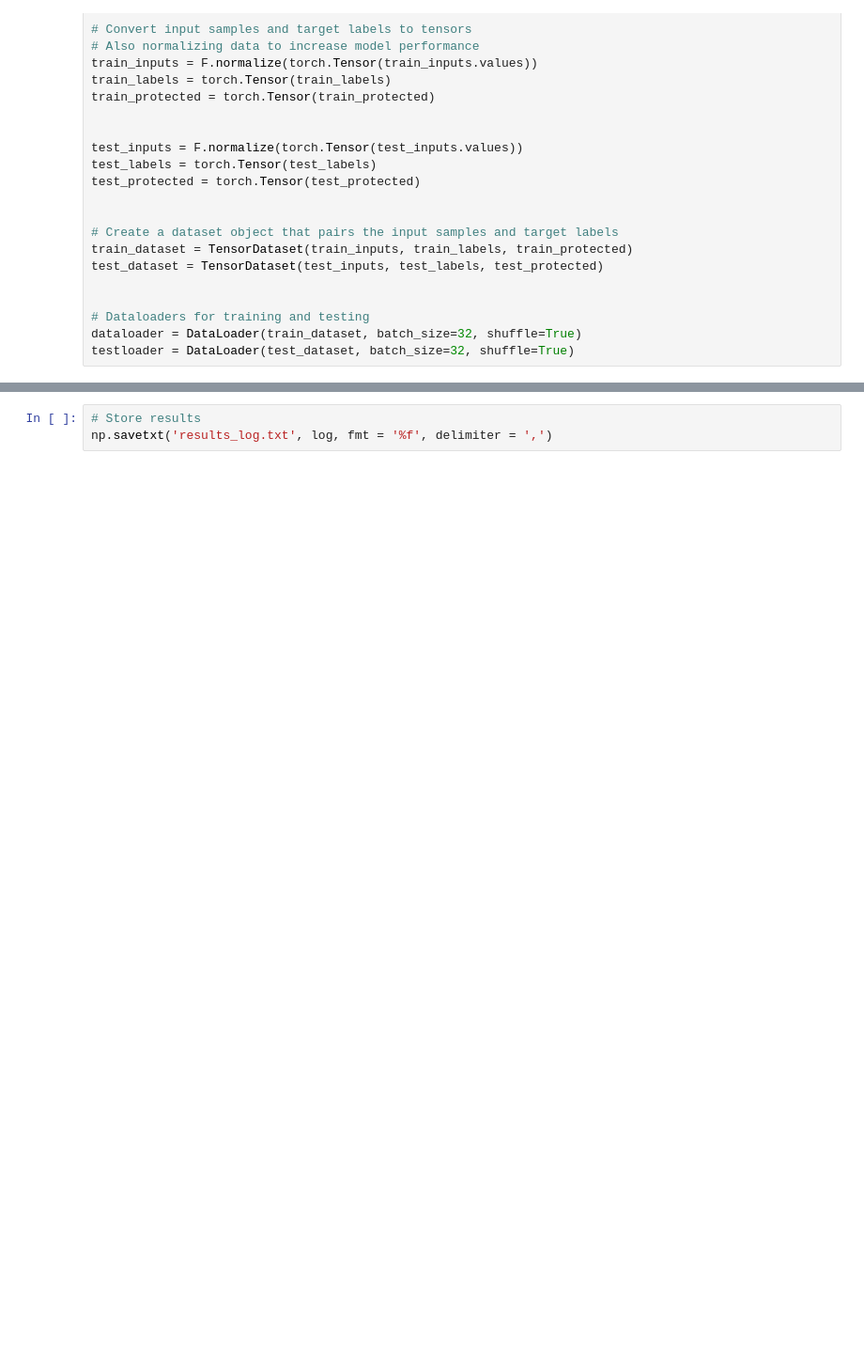
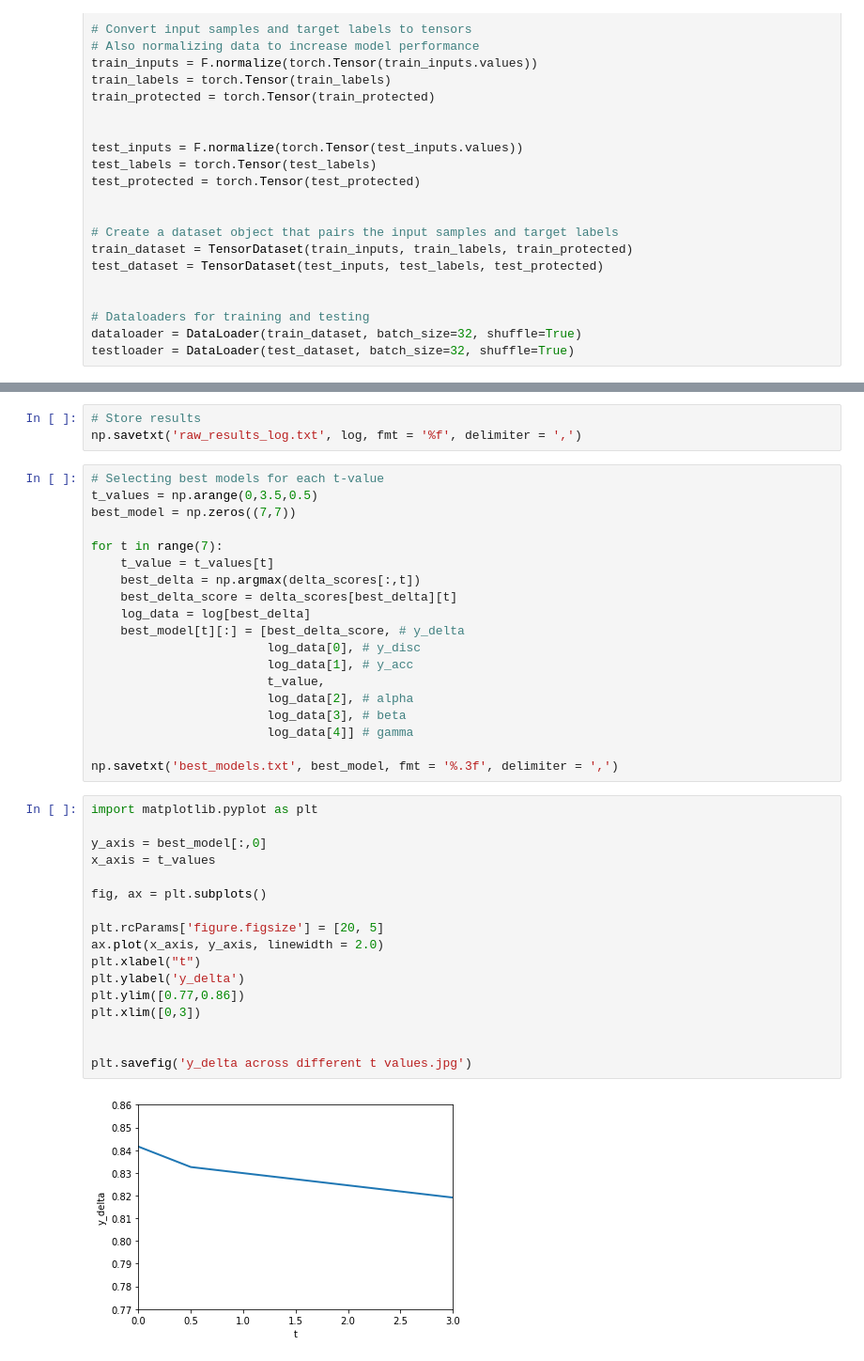
Before and after one commit to aleduenas/AAE, a Jupyter notebook: ALFR with AAE.ipynb, the cells around one changed output, grey strips where cells are left out. Shown: that part at 94% size. Drawn from its saved outputs; the diff is of its cells as text; blank space fills up the shorter version.

```diff
--- a/ALFR with AAE.ipynb
+++ b/ALFR with AAE.ipynb
@@ -142,3 +146,41 @@ accuracy        = 0.8373174071311951
 # %%
 # Store results
-np.savetxt('results_log.txt', log, fmt = '%f', delimiter = ',')
+np.savetxt('raw_results_log.txt', log, fmt = '%f', delimiter = ',')
+# %%
+# Selecting best models for each t-value
+t_values = np.arange(0,3.5,0.5)
+best_model = np.zeros((7,7))
+
+for t in range(7):
+    t_value = t_values[t]
+    best_delta = np.argmax(delta_scores[:,t])
+    best_delta_score = delta_scores[best_delta][t]
+    log_data = log[best_delta]
+    best_model[t][:] = [best_delta_score, # y_delta
+                        log_data[0], # y_disc
+                        log_data[1], # y_acc
+                        t_value,
+                        log_data[2], # alpha
+                        log_data[3], # beta
+                        log_data[4]] # gamma
+
+np.savetxt('best_models.txt', best_model, fmt = '%.3f', delimiter = ',')
+# %%
+import matplotlib.pyplot as plt
+
+y_axis = best_model[:,0]
+x_axis = t_values
+
+fig, ax = plt.subplots()
+
+plt.rcParams['figure.figsize'] = [20, 5]
+ax.plot(x_axis, y_axis, linewidth = 2.0)
+plt.xlabel("t")
+plt.ylabel('y_delta')
+plt.ylim([0.77,0.86])
+plt.xlim([0,3])
+
+
+plt.savefig('y_delta across different t values.jpg')
+# %% [output]
+[figure, added]
```
Also changed, not shown: parts of 6 cells of this notebook, 1 other file.
